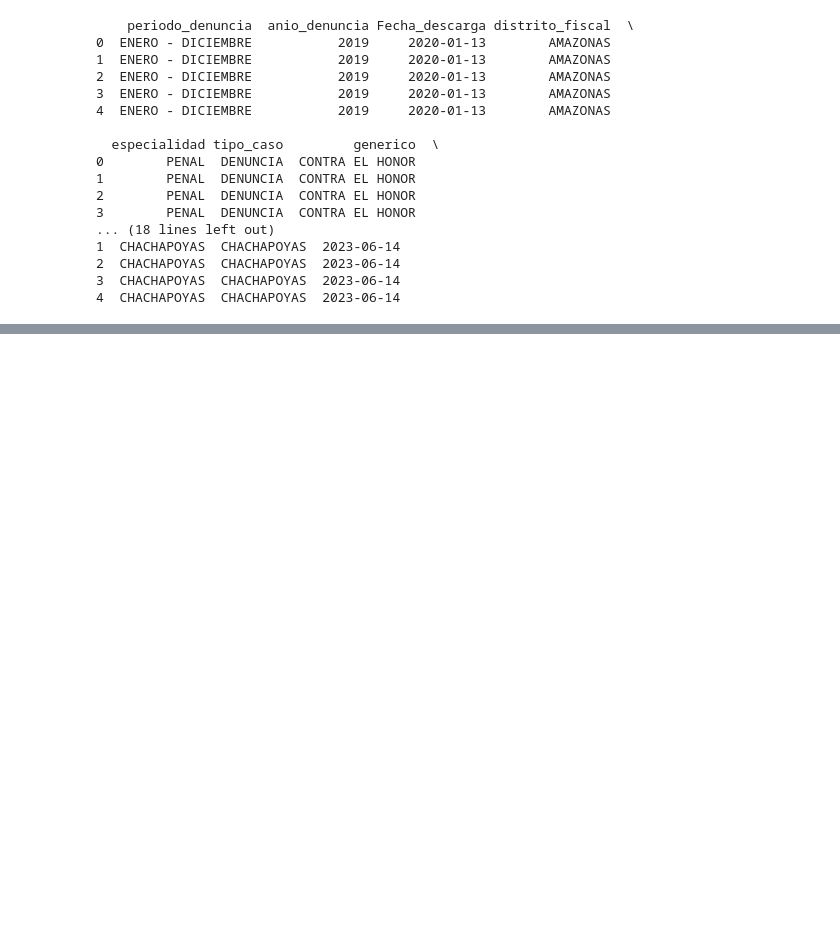
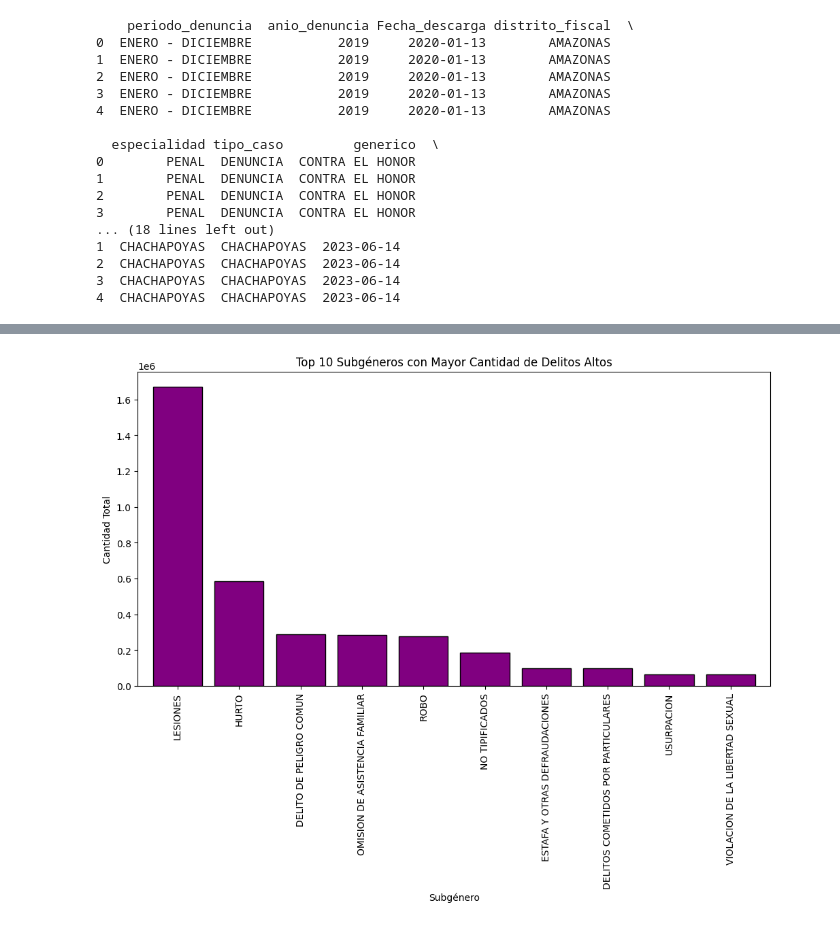
Before and after one commit to xKevO/Analisis_delitos_peru, a Jupyter notebook: delitos_peru.ipynb, the cells around one changed output, grey strips where cells are left out. Saved outputs shown, nothing was run; the diff lists cells and outputs as text; code cells hidden in the pictures; blank space fills up the shorter version.

```diff
--- a/delitos_peru.ipynb
+++ b/delitos_peru.ipynb
@@ -146,0 +233,14 @@ print(df_delitos.head())
+# %%
+# Filtrar los 10 subgéneros con la mayor cantidad
+top_10_subgenerico = df_alta_cantidad.groupby('subgenerico')['cantidad'].sum().sort_values(ascending=False).head(10)
+
+# Gráfico de barras para ver la cantidad total por 'subgenerico' en los datos filtrados
+plt.figure(figsize=(12, 6))
+top_10_subgenerico.plot(kind='bar', color='purple', edgecolor='black', width=0.8)  # Ajustar el ancho
+plt.title('Top 10 Subgéneros con Mayor Cantidad de Delitos Altos')
+plt.xlabel('Subgénero')
+plt.ylabel('Cantidad Total')
+plt.xticks(rotation=90)
+plt.show()
+# %% [output]
+[figure, added]
```
Also changed, not shown: parts of 18 cells of this notebook, 1 other file.
